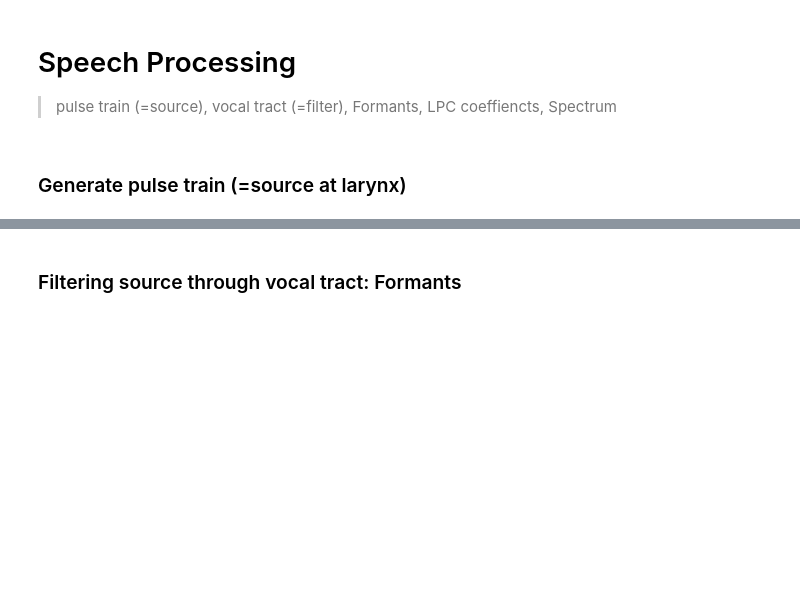
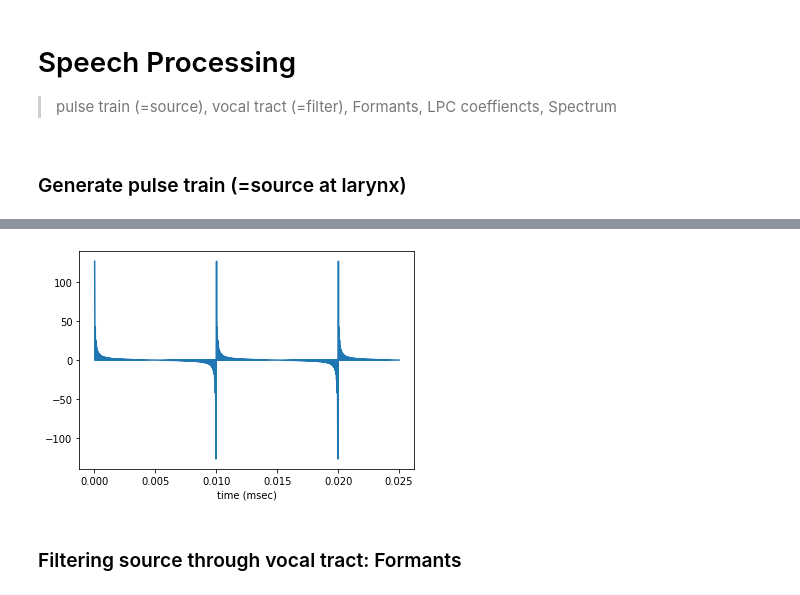
Before and after one commit to hsnam95/class2023Spring, a Jupyter notebook: speech_processing.ipynb, the cells around one changed output, grey strips where cells are left out. Cells and saved outputs as stored; diff of their text form; code cells hidden in the pictures; blank space fills up the shorter version.

```diff
--- a/speech_processing.ipynb
+++ b/speech_processing.ipynb
@@ -19,7 +19,7 @@ def phasor_sine(amp, sr, dur, freq, phase):
 # %%
 # parameter setting
 amp = 1
-sr = 10000
+sr = 40000
 dur = 0.5
 
 F0 = 100
@@ -37,3 +37,4 @@ ax = fig.add_subplot(111)
 ax.plot(t[0:1000], s_all[0:1000]);
 ax.set_xlabel('time (msec)')
 ipd.Audio(s_all, rate=sr)
+# %% [output]
@@ -40,3 +42,4 @@ ipd.Audio(s_all, rate=sr)
+[figure, added]
 # %% [markdown]
 ### Filtering source through vocal tract: Formants
 # %% [markdown]
```
Also changed, not shown: parts of 9 cells of this notebook.
